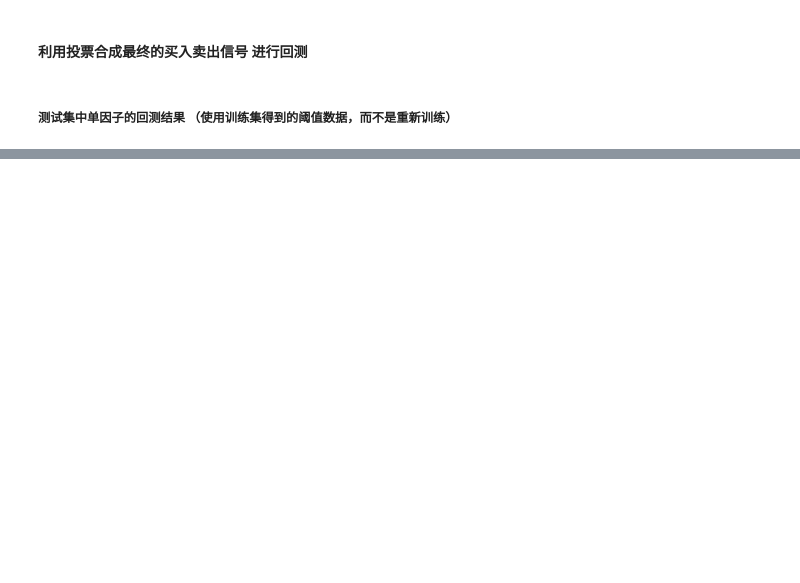
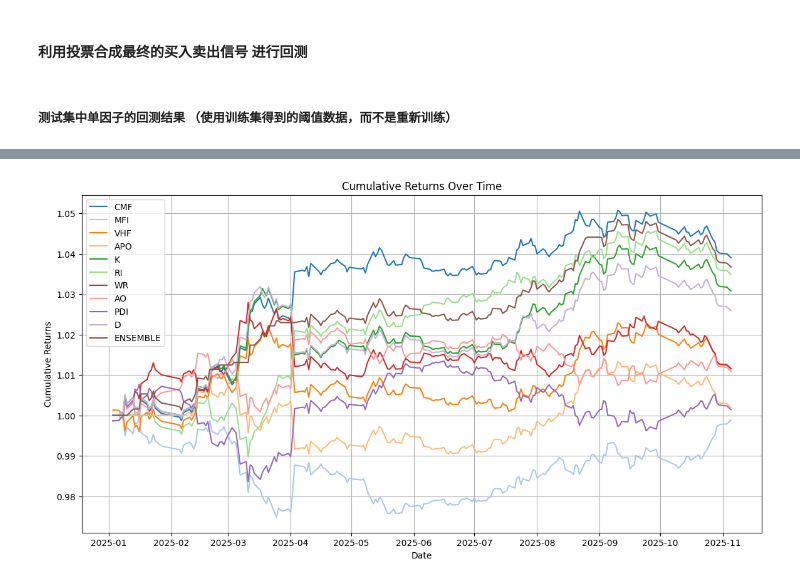
Before and after one commit to Sundance0604/Internship, a Jupyter notebook: 国债期货日频/国债期货日频/技术指标/main.ipynb, the cells around one changed output, grey strips where cells are left out. Drawn from its saved outputs; the diff is of its cells as text; code cells hidden in the pictures; blank space fills up the shorter version.

```diff
--- a/国债期货日频/国债期货日频/技术指标/main.ipynb
+++ b/国债期货日频/国债期货日频/技术指标/main.ipynb
@@ -1388,0 +1380,17 @@ r_df
+# %%
+import matplotlib.pyplot as plt
+# 取出 _sign 后缀的列
+sign_columns = [col for col in new_combined_signal.columns if col.endswith('_sign')]
+
+# 统计每个指标的变动次数
+change_counts = {}
+for col in sign_columns:
+    change_counts[col] = new_combined_signal[col].diff().abs().sum()
+
+print("各信号变动次数：")
+for col, count in change_counts.items():
+    print(f"{col}: {count}")
+
+signal=new_combined_signal[['date','close','open','y','y2','Ensemble']].copy()
+signal[['date','Ensemble']].to_csv(f"data/{contract}/test_strategy_signal.csv",index=False)
+signal
@@ -1711,0 +1682,18 @@ signal
+# %%
+test_start_year = 2025
+combined_signals_df ,dict_results= generate_combined_signals(data[(data['date'].dt.year >= test_start_year)&(data['date'].dt.year <= test_end_year)].reset_index(drop=True),
+                                                    indicators)
+df_overheat, df_cool, df_turn_warm, df_turn_cool,thresholds=generate_dataframes(indicators, dict_results)
+results_df ,cumulative_returns_df= financial_analysis_tech(combined_signals_df, indicators,base)
+results_df = results_df.sort_values(by='wining rate%',ascending= False).reset_index(drop=True)
+indicators = [indicator.lower() for indicator in top_10_year]
+combined_signals1 = use_thresholds_sign(data[(data['date'].dt.year >= test_start_year)&(data['date'].dt.year <= test_end_year)].reset_index(drop=True), indicators,thresholds)
+
+indicator_s = [indicator + '_sign' for indicator in indicators]  # 取出每个因子的信号列
+new_combined_signal = generate_new_signal(combined_signals1, threshold=0.5)  # 投票阈值设为0.5，即超过一半的因子预测为1，才预测为1
+
+indicator_s.append('Ensemble')
+indicator_s= [indicator.split('_')[0] for indicator in indicator_s]
+r_df ,cumulative_returns_df1= financial_analysis_tech(new_combined_signal, indicator_s,base, plot=True)
+# %% [output]
+[figure, added]
```
Also changed, not shown: parts of 25 cells of this notebook, 1 other file.
